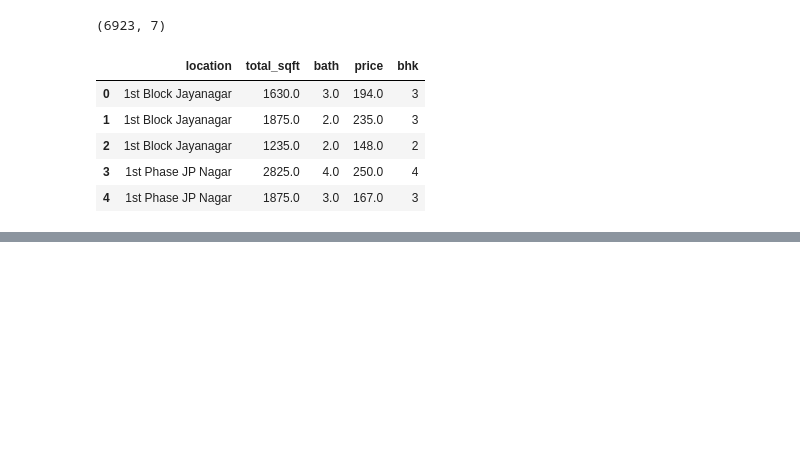
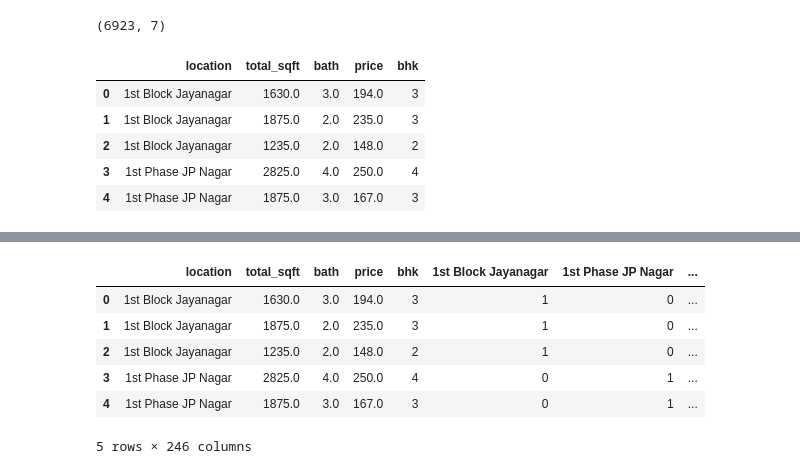
Before and after one commit to Agrim1210/Property-Price-Prediction, a Jupyter notebook: model/price_pred.ipynb, the cells around one changed output, grey strips where cells are left out. Cells and saved outputs as stored; diff of their text form; code cells hidden in the pictures; blank space fills up the shorter version.

```diff
--- a/price_pred.ipynb
+++ b/model/price_pred.ipynb
@@ -8,7 +8,7 @@ import matplotlib
 matplotlib.rcParams['figure.figsize']=(20,10)
 import seaborn as sns
 # %%
-df= pd.read_csv('./Data/bengaluru_house_prices.csv')
+df= pd.read_csv('../Data/bengaluru_house_prices.csv')
 df.head()
 # %% [output]
 |  | area_type | availability | location | size | society | total_sqft | bath | balcony | price |
@@ -391,3 +391,6 @@ final_df.head()
 | 2 | 1st Block Jayanagar | 1235.0 | 2.0 | 148.0 | 2 |
 | 3 | 1st Phase JP Nagar | 2825.0 | 4.0 | 250.0 | 4 |
 | 4 | 1st Phase JP Nagar | 1875.0 | 3.0 | 167.0 | 3 |
+# %%
+dummies=pd.get_dummies(final_df.location)
+dummies.head()
@@ -393,0 +405,11 @@ final_df.head()
+# %%
+df9 = pd.concat([final_df, dummies.drop('other', axis=1)], axis=1)
+df9.head()
+# %% [output]
+|  | location | total_sqft | bath | price | bhk | 1st Block Jayanagar | 1st Phase JP Nagar | ... |
+| 0 | 1st Block Jayanagar | 1630.0 | 3.0 | 194.0 | 3 | 1 | 0 | ... |
+| 1 | 1st Block Jayanagar | 1875.0 | 2.0 | 235.0 | 3 | 1 | 0 | ... |
+| 2 | 1st Block Jayanagar | 1235.0 | 2.0 | 148.0 | 2 | 1 | 0 | ... |
+| 3 | 1st Phase JP Nagar | 2825.0 | 4.0 | 250.0 | 4 | 0 | 1 | ... |
+| 4 | 1st Phase JP Nagar | 1875.0 | 3.0 | 167.0 | 3 | 0 | 1 | ... |
+5 rows × 246 columns
```
Also changed, not shown: parts of 21 cells of this notebook, 3 other files.
